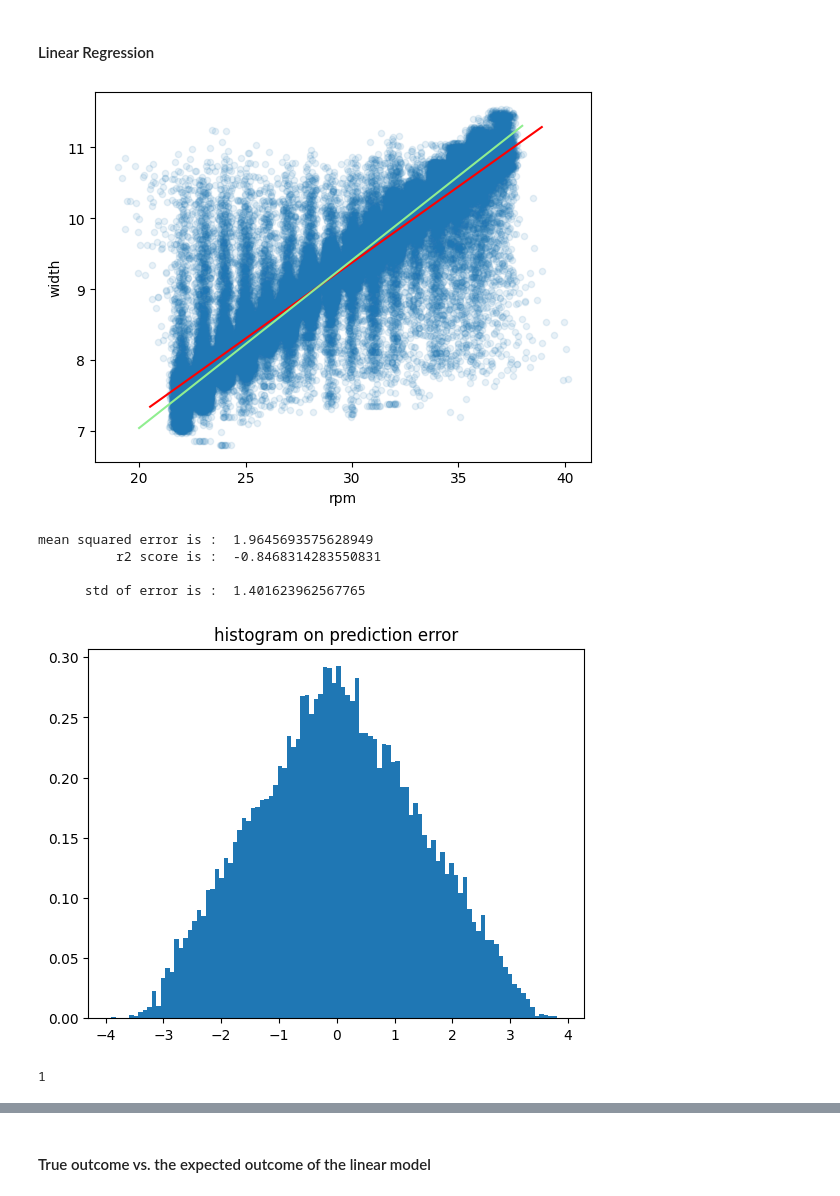
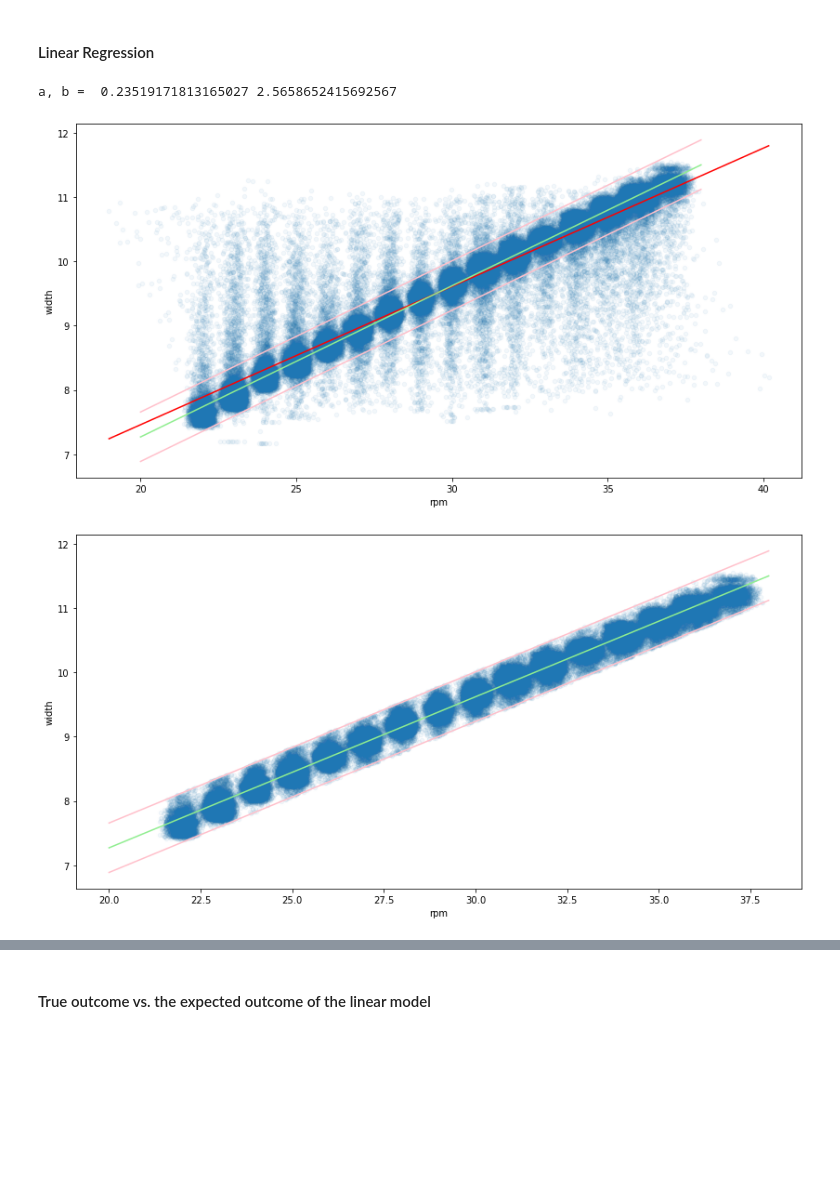
Before and after one commit to joostzaalberg/CEAD_ml, a Jupyter notebook: scripts/petg30gf_groteset_expl.ipynb, the cells around one changed output, grey strips where cells are left out. Drawn from its saved outputs; the diff is of its cells as text; code cells hidden in the pictures; blank space fills up the shorter version.

```diff
--- a/scripts/petg30gf_groteset_expl.ipynb
+++ b/scripts/petg30gf_groteset_expl.ipynb
@@ -39,6 +51,9 @@ pd.set_option('display.max_rows', 100)
 pd.set_option('display.min_rows', 50)
 # if reset is required:
 # pd.reset_option('all')
+
+# increasing standard image size
+matplotlib.rcParams['figure.figsize'] = (14, 7)
 # %% [markdown]
 ## Import and Preprocessing data
 # %%
@@ -48,9 +63,9 @@ start_s = 1667393458.05
 end_s = 1667399157.2
 
 # import, filter, outlier replacement and median filtering on bead_width (mm)
-df_s = import_csv_filt(loc_s, start_s, end_s, plot_outliers=True, outlier_window = 8)
+df_s = import_csv_filt(loc_s, start_s, end_s, plot_outliers=True, plot_correction=True, outlier_window = 8)
 
 df_s_no_filt = import_csv_filt(loc_s, start_s, end_s, median_filt=False, outlier_window = 8)
 
-print('import and preprocessing data succesfull')
+print('\nimport and preprocessing data succesfull')
 # %% [output]
@@ -137,43 +164,63 @@ X_train, X_test, y_train, y_test = train_test_split(X, y, test_size=test_size, r
 # %%
 # imports
 from sklearn.linear_model import LinearRegression
 
 # create model
 clf_lin = LinearRegression()
 
 # train model
-clf_lin.fit(X, y)
+clf_lin.fit(X_train, y_train)
 
 
 # predict on test set
 y_pred = clf_lin.predict(X_test)
 
 
 # plot result
-df_s_lean.plot.scatter(x='rpm', y='width', alpha = 0.1)
+df_s_lean.plot.scatter(x='rpm', y='width', alpha = 0.05)
 plt.plot(X_test, y_pred, 'r')
 
-a = 0.237
-b = 2.3
+a = 0.235311
+b = 2.56176
+
+b_down = 2.18
+b_up = 2.95
+
 
 x_man = np.array([20, 38])
-y_man = x_man * a + b
+y_man      = x_man * a + b
+y_man_down = x_man * a + b_down
+y_man_up   = x_man * a + b_up
 
-plt.plot(x_man, y_man, 'lightgreen')
+plt.plot(x_man, y_man     , 'lightgreen')
+plt.plot(x_man, y_man_down, 'pink')
+plt.plot(x_man, y_man_up  , 'pink')
+
+df_trim = df_s_lean[(df_s_lean['width'] < a*df_s_lean['rpm'] + b_up) &
+                    (df_s_lean['width'] > a*df_s_lean['rpm'] + b_down)]
+
+
+Xt, yt = split_to_np_feat_and_ans(df_trim)
+Xt_train, Xt_test, yt_train, yt_test = train_test_split(Xt, yt, test_size=test_size, random_state=42)
+clf_lint = LinearRegression()
+clf_lint.fit(Xt_train, yt_train)
+# yt_pred = clf_lin.predict(Xt_test)
+
+a, b = clf_lint.coef_[0], clf_lint.intercept_
+print('a, b = ', clf_lint.coef_[0], clf_lint.intercept_)
+
+df_trim.plot.scatter(x='rpm', y='width', alpha = 0.05)
+plt.plot(x_man, x_man*a + b  , 'lightgreen')
+plt.plot(x_man, y_man_down, 'pink')
+plt.plot(x_man, y_man_up  , 'pink')
 
 plt.show()
 
-
-
-give_prediction_score(y_test, y_pred)
+# give_prediction_score(y_test, y_pred)
 # %% [output]
+a, b =  0.23519171813165027 2.5658652415692567
-[figure, old version]
+[figure, new version]
-mean squared error is :  1.9645693575628949
-          r2 score is :  -0.8468314283550831
-
-      std of error is :  1.401623962567765
-[figure, old version]
+[figure, new version]
-1
 # %%
 from sklearn.preprocessing import PolynomialFeatures
 from sklearn.pipeline import make_pipeline
```
Also changed, not shown: parts of 9 cells of this notebook, 4 other files.
